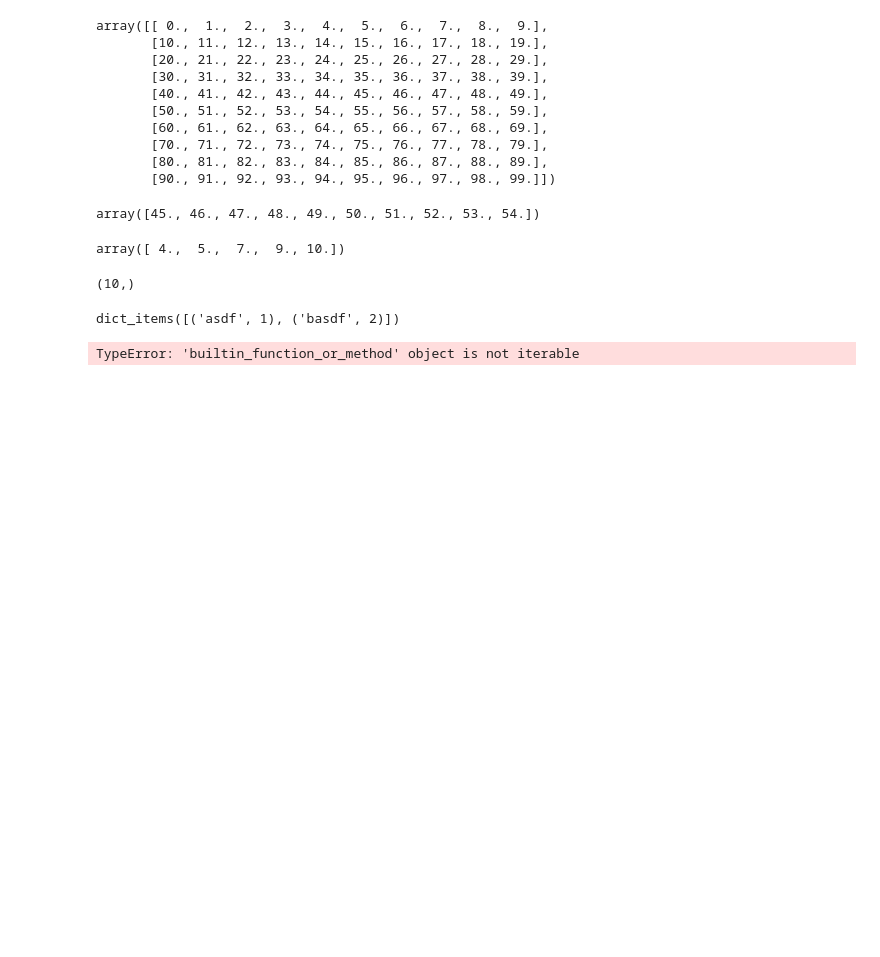
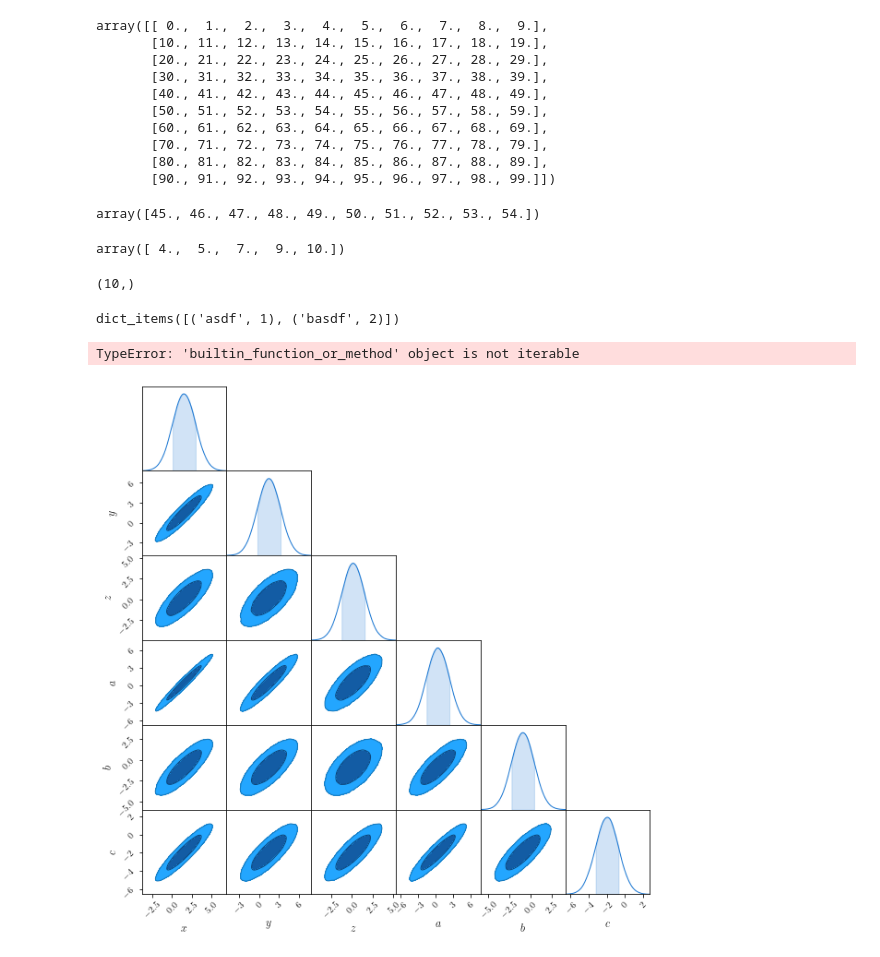
Before and after one commit to moej56153/Master_Thesis, a Jupyter notebook: integral_data_analysis/random_code.ipynb, the cells around one changed output. Saved outputs shown, nothing was run; the diff lists cells and outputs as text; code cells hidden in the pictures; blank space fills up the shorter version.

```diff
--- a/integral_data_analysis/random_code.ipynb
+++ b/integral_data_analysis/random_code.ipynb
@@ -45,3 +46,17 @@ for key, value in b.items:
     print(key, value)
 # %% [output]
 TypeError: 'builtin_function_or_method' object is not iterable
+# %%
+import numpy as np
+from numpy.random import normal, random, multivariate_normal
+from chainconsumer import ChainConsumer
+
+
+np.random.seed(0)
+cov = random(size=(6, 6))
+data = multivariate_normal(normal(size=6), np.dot(cov, cov.T), size=200000)
+parameters = ["$x$", "$y$", "$z$", "$a$", "$b$", "$c$"]
+d = ChainConsumer().add_chain(data, parameters=parameters)
+fig = d.plotter.plot()
+# %% [output]
+[figure, added]
```
Also changed, not shown: parts of 5 cells of this notebook, 2 other files.
